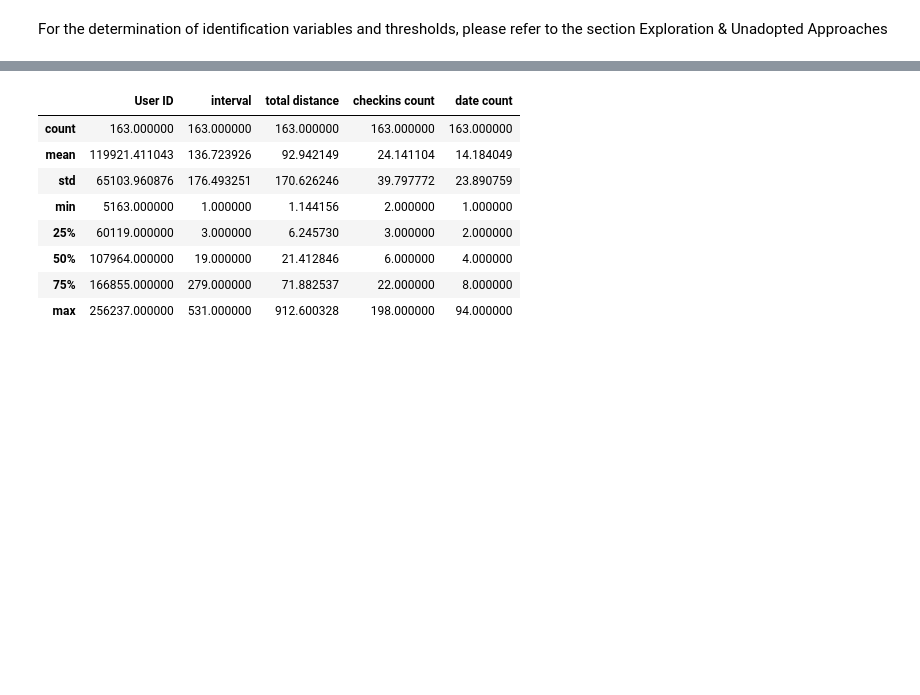
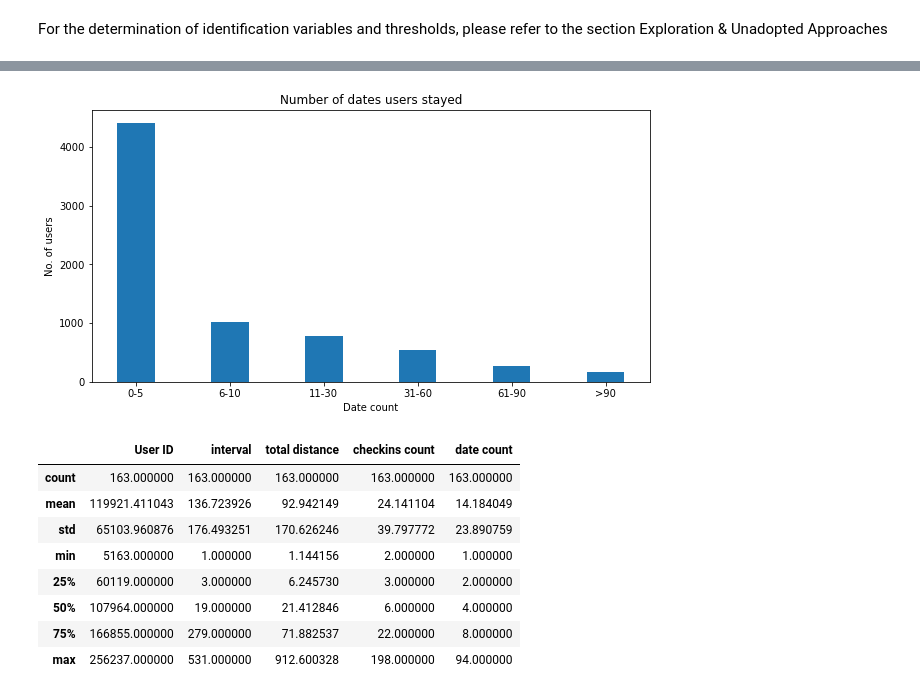
Before and after one commit to leyixu21/Semantic-Trajectory, a Jupyter notebook: clean_foursquare_data.ipynb, the cells around one changed output, grey strips where cells are left out. Cells and saved outputs as stored; diff of their text form; code cells hidden in the pictures; blank space fills up the shorter version.

```diff
--- a/clean_foursquare_data.ipynb
+++ b/clean_foursquare_data.ipynb
@@ -1003,3 +1028,35 @@ For the determination of identification variables and thresholds, please refer t
+# %%
+# plot the barchart of the date count
+frequency_df = {'0-5': 0, '6-10': 0, '11-30': 0, '31-60': 0, '61-90': 0, '>90': 0}
+for idx, row in tqdm.tqdm(users_info.iterrows(), total=users_info.shape[0]):
+    data = row['date count']
+    if data <= 5:
+        frequency_df['0-5'] += 1
+    elif data <= 10:
+        frequency_df['6-10'] += 1
+    elif data <= 30:
+        frequency_df['11-30'] += 1
+    elif data <= 60:
+        frequency_df['31-60'] += 1
+    elif data <= 90:
+        frequency_df['61-90'] += 1
+    else:
+        frequency_df['>90'] += 1
+
+total_distance = list(frequency_df.keys())
+values = list(frequency_df.values())
+
+fig = plt.figure(figsize = (10, 5))
+
+# creating the bar plot
+plt.bar(total_distance, values, width = 0.4)
+
+plt.xlabel("Date count")
+plt.ylabel("No. of users")
+plt.title("Number of dates users stayed")
+plt.show()
+# %% [output]
+[figure, added]
 # %%
 # get locals and tourists candidates and unidentified users
 locals_candi = users_info[users_info['tourist']=='n']
```
Also changed, not shown: parts of 46 cells of this notebook.
